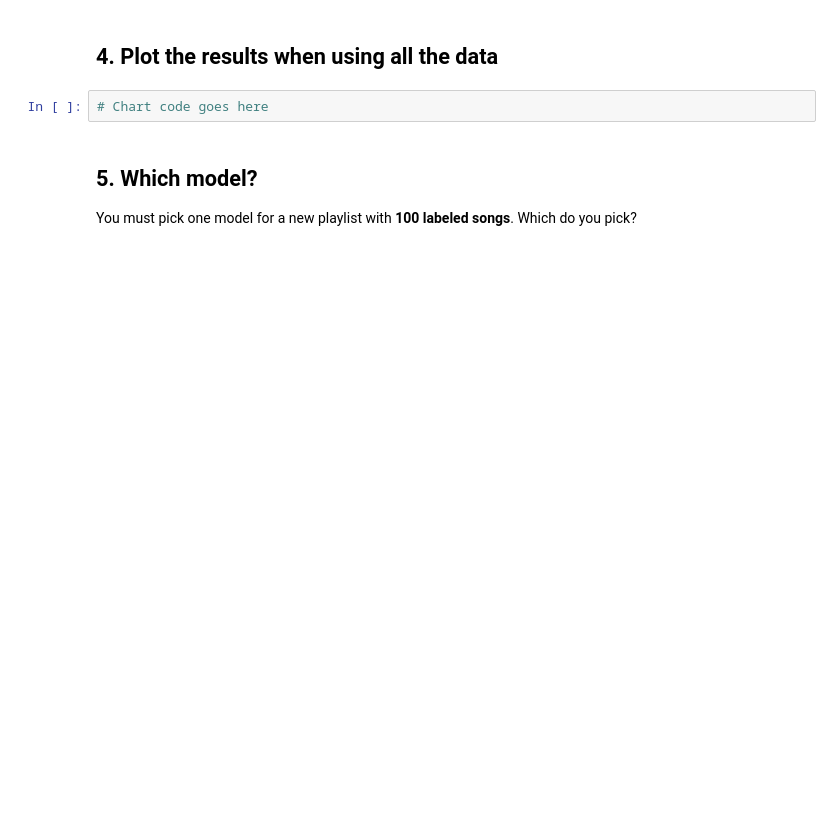
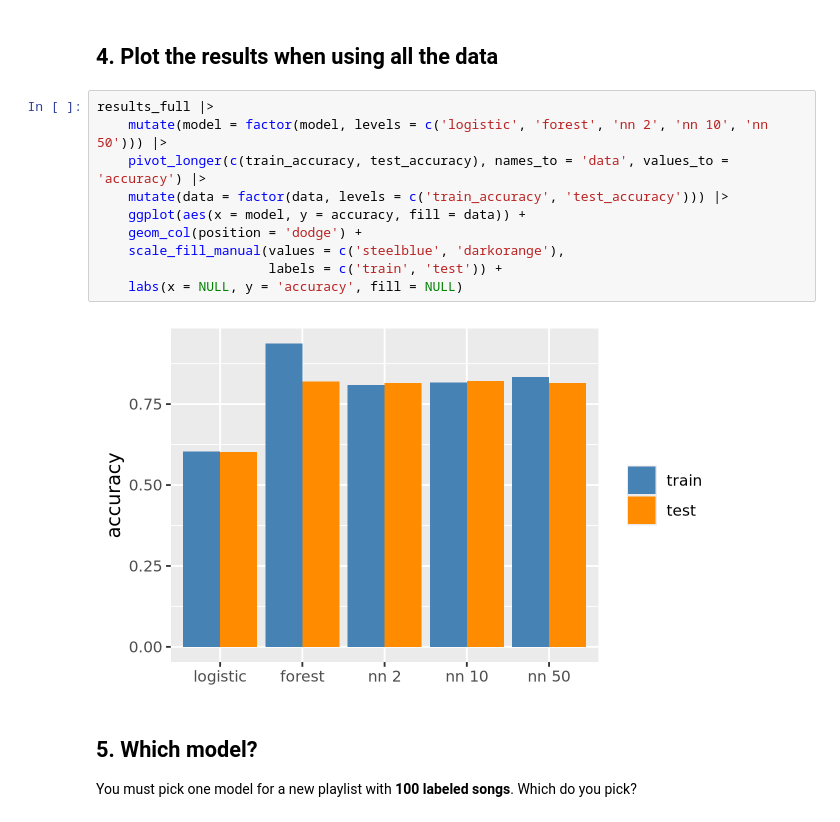
Before and after one commit to shefaalim/codespace, a Jupyter notebook: exercises/16-nn-exercise.ipynb, the cells around one changed output. Cells and saved outputs as stored; diff of their text form; blank space fills up the shorter version.

```diff
--- a/exercises/16-nn-exercise.ipynb
+++ b/exercises/16-nn-exercise.ipynb
@@ -116,7 +155,17 @@ Run `compare_models()` again, with all of `train` (about 5,500 songs).
 # %% [markdown]
 ## 4. Plot the results when using all the data
 # %%
-# Chart code goes here
+results_full |>
+    mutate(model = factor(model, levels = c('logistic', 'forest', 'nn 2', 'nn 10', 'nn 50'))) |>
+    pivot_longer(c(train_accuracy, test_accuracy), names_to = 'data', values_to = 'accuracy') |>
+    mutate(data = factor(data, levels = c('train_accuracy', 'test_accuracy'))) |>
+    ggplot(aes(x = model, y = accuracy, fill = data)) +
+    geom_col(position = 'dodge') +
+    scale_fill_manual(values = c('steelblue', 'darkorange'),
+                      labels = c('train', 'test')) +
+    labs(x = NULL, y = 'accuracy', fill = NULL)
+# %% [output]
+[figure, added]
 # %% [markdown]
 ## 5. Which model?
 
```
Also changed, not shown: parts of 7 cells of this notebook, 1 other file.
